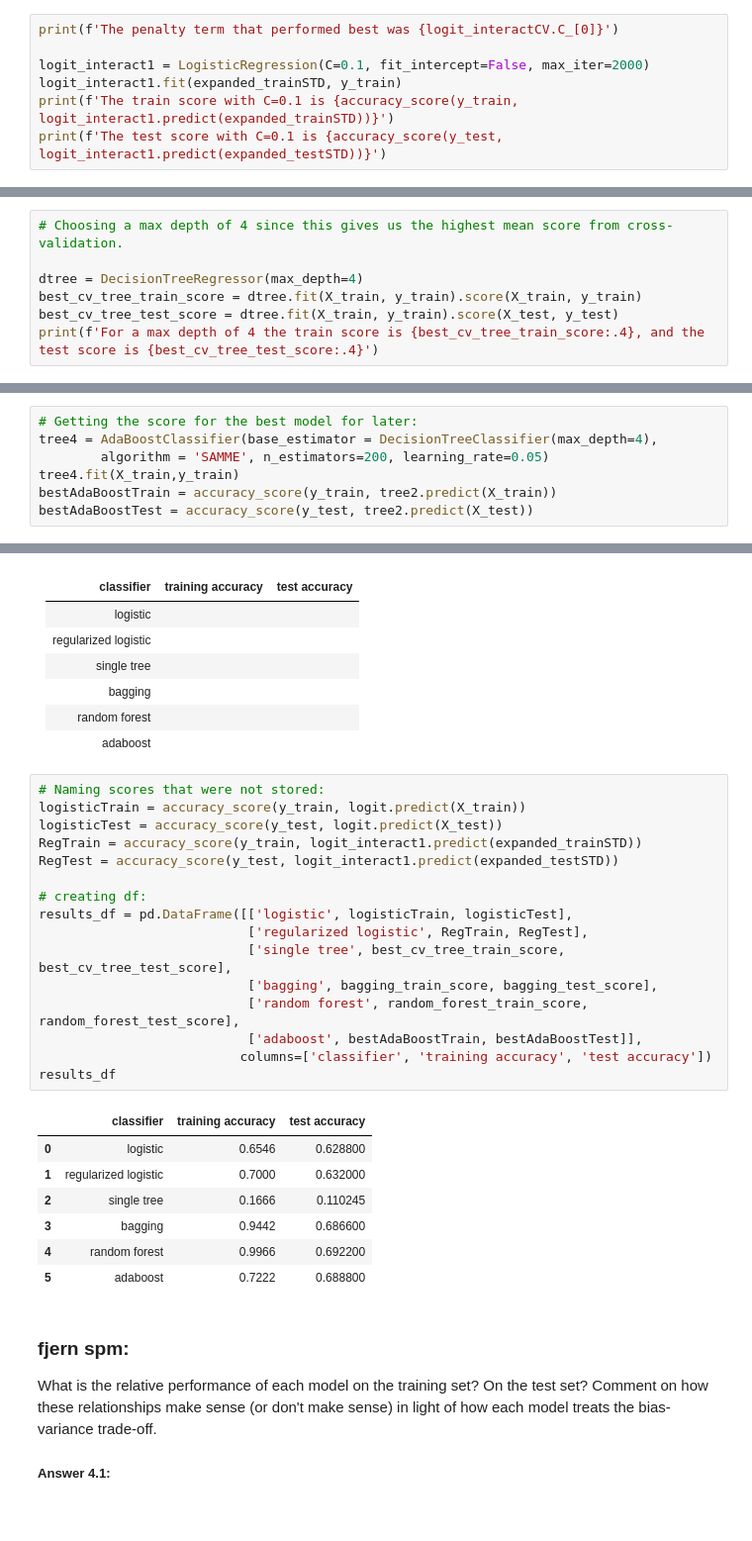
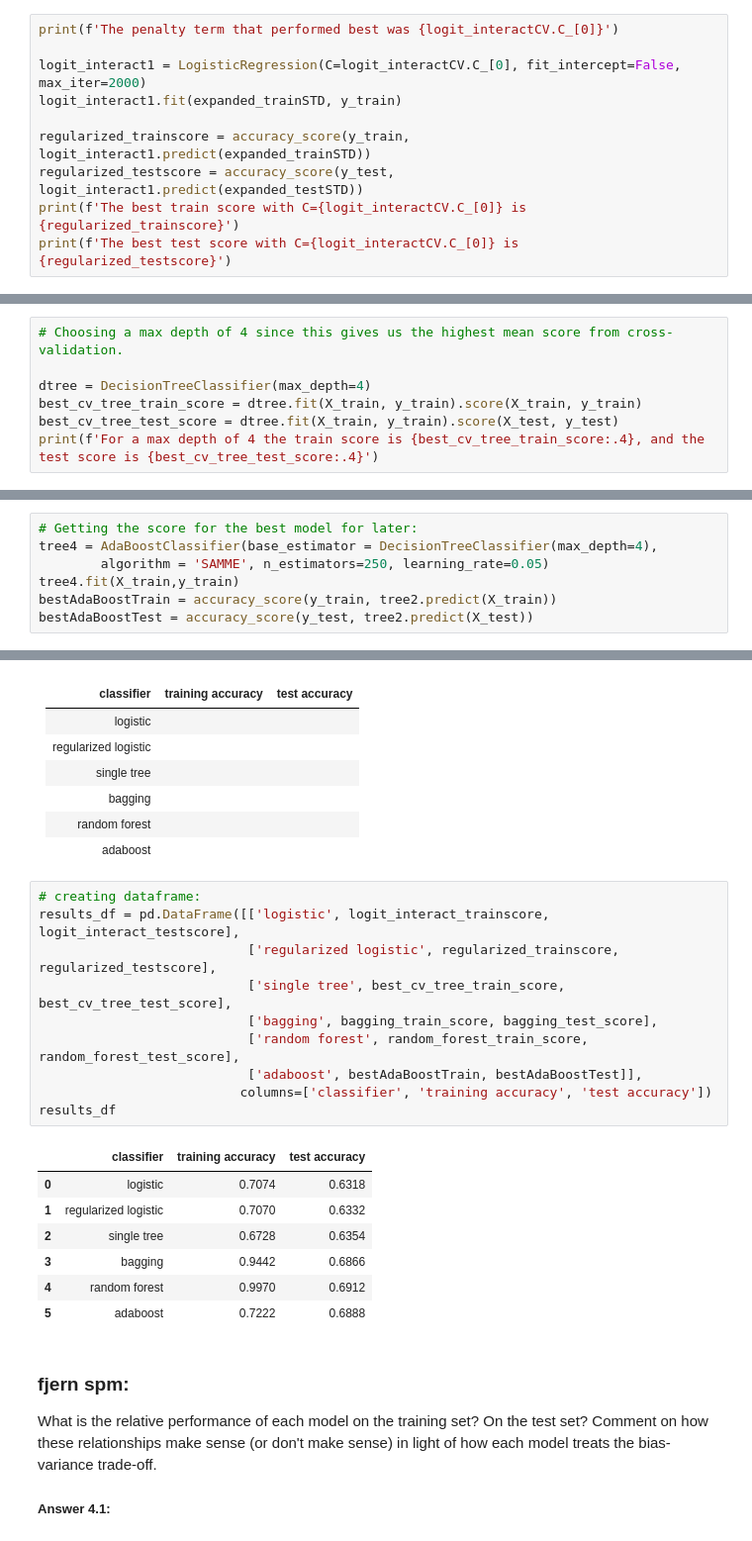
Before and after one commit to kkvalsvik/DataScience_cs109a_Harvard, a Jupyter notebook: cs_s109a_hw5.ipynb, the cells around one changed output, grey strips where cells are left out. Shown at 99% size. Drawn from its saved outputs; the diff is of its cells as text.

```diff
--- a/cs_s109a_hw5.ipynb
+++ b/cs_s109a_hw5.ipynb
@@ -185,8 +185,11 @@ LogisticRegressionCV(Cs=[0.01, 0.1, 1, 10, 100, 1000], cv=5, max_iter=2000)
 # %%
 print(f'The penalty term that performed best was {logit_interactCV.C_[0]}')
 
-logit_interact1 = LogisticRegression(C=0.1, fit_intercept=False, max_iter=2000)
+logit_interact1 = LogisticRegression(C=logit_interactCV.C_[0], fit_intercept=False, max_iter=2000)
 logit_interact1.fit(expanded_trainSTD, y_train)
-print(f'The train score with C=0.1 is {accuracy_score(y_train, logit_interact1.predict(expanded_trainSTD))}')
-print(f'The test score with C=0.1 is {accuracy_score(y_test, logit_interact1.predict(expanded_testSTD))}')
+
+regularized_trainscore = accuracy_score(y_train, logit_interact1.predict(expanded_trainSTD))
+regularized_testscore = accuracy_score(y_test, logit_interact1.predict(expanded_testSTD))
+print(f'The best train score with C={logit_interactCV.C_[0]} is {regularized_trainscore}')
+print(f'The best test score with C={logit_interactCV.C_[0]} is {regularized_testscore}')
 # %% [output]
@@ -265,7 +268,7 @@ plt.xticks(maxdepths);
 # %%
 # Choosing a max depth of 4 since this gives us the highest mean score from cross-validation.
 
-dtree = DecisionTreeRegressor(max_depth=4)
+dtree = DecisionTreeClassifier(max_depth=4)
 best_cv_tree_train_score = dtree.fit(X_train, y_train).score(X_train, y_train)
 best_cv_tree_test_score = dtree.fit(X_train, y_train).score(X_test, y_test)
 print(f'For a max depth of 4 the train score is {best_cv_tree_train_score:.4}, and the test score is {best_cv_tree_test_score:.4}')
@@ -532,7 +517,7 @@ As expected, we see that a higher depth leads to more fitting of the model. We a
 # %%
 # Getting the score for the best model for later:
 tree4 = AdaBoostClassifier(base_estimator = DecisionTreeClassifier(max_depth=4),
-        algorithm = 'SAMME', n_estimators=200, learning_rate=0.05)
+        algorithm = 'SAMME', n_estimators=250, learning_rate=0.05)
 tree4.fit(X_train,y_train)
 bestAdaBoostTrain = accuracy_score(y_train, tree2.predict(X_train))
 bestAdaBoostTest = accuracy_score(y_test, tree2.predict(X_test))
@@ -612,29 +597,23 @@ Fill in the following table.
 | random forest  | | |
 | adaboost  | | |
 # %%
-# Naming scores that were not stored:
-logisticTrain = accuracy_score(y_train, logit.predict(X_train))
-logisticTest = accuracy_score(y_test, logit.predict(X_test))
-RegTrain = accuracy_score(y_train, logit_interact1.predict(expanded_trainSTD))
-RegTest = accuracy_score(y_test, logit_interact1.predict(expanded_testSTD))
-
-# creating df:
-results_df = pd.DataFrame([['logistic', logisticTrain, logisticTest],
-                           ['regularized logistic', RegTrain, RegTest],
+# creating dataframe:
+results_df = pd.DataFrame([['logistic', logit_interact_trainscore, logit_interact_testscore],
+                           ['regularized logistic', regularized_trainscore, regularized_testscore],
                            ['single tree', best_cv_tree_train_score, best_cv_tree_test_score],
                            ['bagging', bagging_train_score, bagging_test_score],
                            ['random forest', random_forest_train_score, random_forest_test_score],
                            ['adaboost', bestAdaBoostTrain, bestAdaBoostTest]],
                           columns=['classifier', 'training accuracy', 'test accuracy'])
 results_df
 # %% [output]
 |  | classifier | training accuracy | test accuracy |
-| 0 | logistic | 0.6546 | 0.628800 |
-| 1 | regularized logistic | 0.7000 | 0.632000 |
-| 2 | single tree | 0.1666 | 0.110245 |
-| 3 | bagging | 0.9442 | 0.686600 |
-| 4 | random forest | 0.9966 | 0.692200 |
-| 5 | adaboost | 0.7222 | 0.688800 |
+| 0 | logistic | 0.7074 | 0.6318 |
+| 1 | regularized logistic | 0.7070 | 0.6332 |
+| 2 | single tree | 0.6728 | 0.6354 |
+| 3 | bagging | 0.9442 | 0.6866 |
+| 4 | random forest | 0.9970 | 0.6912 |
+| 5 | adaboost | 0.7222 | 0.6888 |
 # %% [markdown]
 ### fjern spm:
 What is the relative performance of each model on the training set? On the test set? Comment on how these relationships make sense (or don't make sense) in light of how each model treats the bias-variance trade-off.
```
Also changed, not shown: parts of 16 cells of this notebook.
